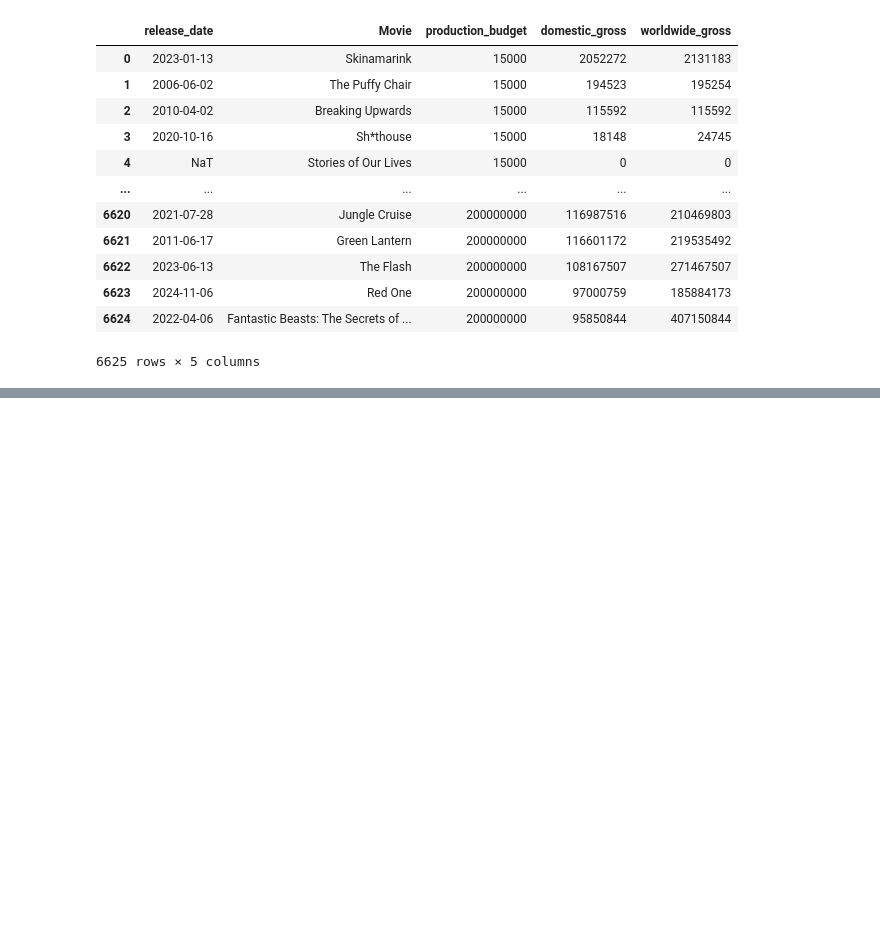
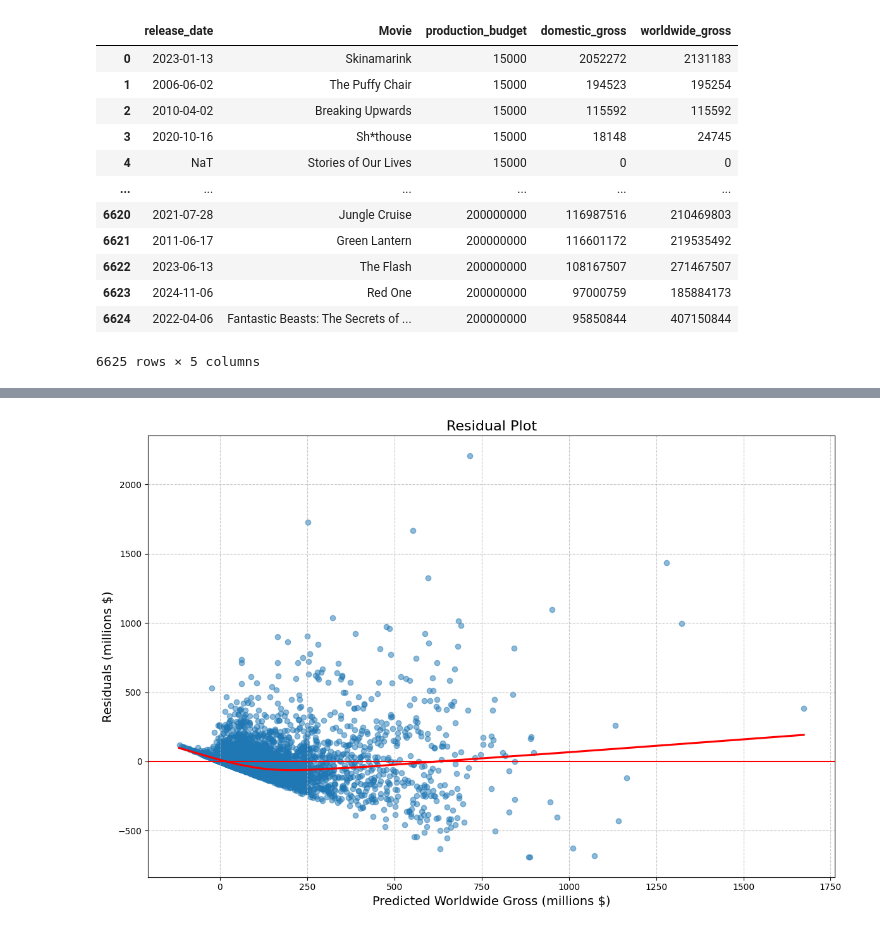
Before and after one commit to louis-porter/between-the-lines, a Jupyter notebook: articles/myfyf-10x-rule/10x_rule.ipynb, the cells around one changed output, grey strips where cells are left out. Cells and saved outputs as stored; diff of their text form; code cells hidden in the pictures; blank space fills up the shorter version.

```diff
--- a/articles/myfyf-10x-rule/10x_rule.ipynb
+++ b/articles/myfyf-10x-rule/10x_rule.ipynb
@@ -161,0 +390,20 @@ Production Budget (millions): 3.0156, p-value: 0.0000
+# %%
+# Create interaction term
+df['budget_year_interaction'] = df['production_budget'] * df['release_year']
+
+# Add to your model
+X = pd.concat([
+    X[['const', 'release_year', 'release_year_squared', 'production_budget',
+       'month_2', 'month_3', 'month_4', 'month_5', 'month_6', 'month_7',
+       'month_8', 'month_9', 'month_10', 'month_11', 'month_12', 'covid',
+       'non_us_release']],
+    df['budget_year_interaction']
+], axis=1)
+
+# Use log transformation on the dependent variable
+# Add small constant to handle zeros if needed
+y = df['worldwide_gross'] / 1_000_000  # Convert to millions
+
+# Run the regression
+model = sm.OLS(y, X).fit()
+print(model.summary())
@@ -161,0 +428,33 @@ Production Budget (millions): 3.0156, p-value: 0.0000
+# %%
+import seaborn as sns
+
+# Calculate residuals if you haven't already
+df['predicted_gross'] = model.predict(X)
+df['residual'] = df['worldwide_gross']/1_000_000 - df['predicted_gross']
+
+# Create residual plot
+plt.figure(figsize=(12, 8))
+
+# Scatter plot of residuals vs predicted values
+plt.scatter(df['predicted_gross'], df['residual'], alpha=0.5)
+plt.axhline(y=0, color='r', linestyle='-')
+
+# Add a lowess smoothed line to see patterns
+sns.regplot(x=df['predicted_gross'], y=df['residual'],
+            scatter=False, lowess=True, line_kws={'color': 'red'})
+
+# Add labels and title
+plt.xlabel('Predicted Worldwide Gross (millions $)', fontsize=14)
+plt.ylabel('Residuals (millions $)', fontsize=14)
+plt.title('Residual Plot', fontsize=16)
+
+# Add grid
+plt.grid(True, linestyle='--', alpha=0.7)
+
+# Improve layout
+plt.tight_layout()
+
+# Show plot
+plt.show()
+# %% [output]
+[figure, added]
```
Also changed, not shown: parts of 17 cells of this notebook.
